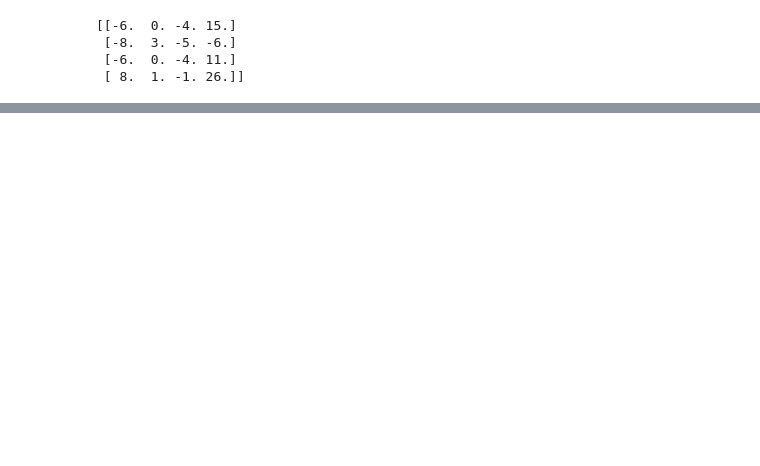
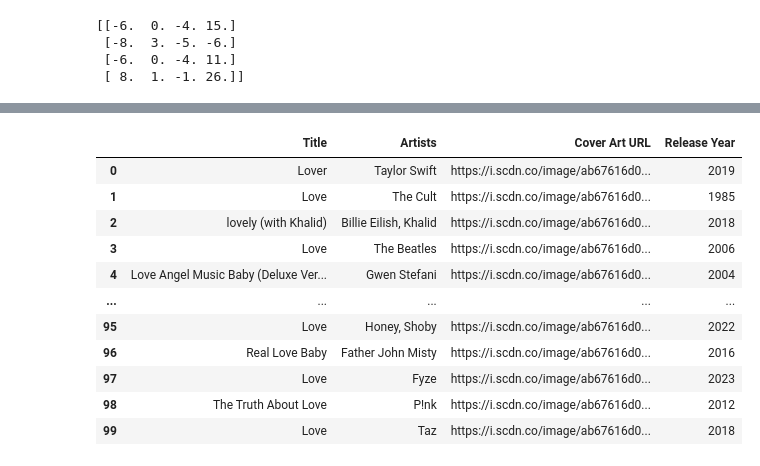
Before and after one commit to Mitul2003/CLASS_ASSIGNMENT_OF_BIG_DATA, a Jupyter notebook: Lab1_mat_mul.ipynb, the cells around one changed output, grey strips where cells are left out. Cells and saved outputs as stored; diff of their text form; code cells hidden in the pictures; blank space fills up the shorter version.

```diff
--- a/Lab1_mat_mul.ipynb
+++ b/Lab1_mat_mul.ipynb
@@ -53,0 +70,68 @@ print(ans)
+# %%
+
+
+
+# Function to make API requests for album information
+def get_album_data(query,total_songs):
+    # Set the API parameters
+    params = {
+        'q': query,
+        'type': 'multi',
+        'offset': '0',
+        'limit': total_songs,
+        'numberOfTopResults': '5',
+    }
+
+    # Set headers with your RapidAPI key
+    headers = {
+        'X-RapidAPI-Host': 'spotify23.p.rapidapi.com',
+        'X-RapidAPI-Key': '8c80d5ae6cmshe8a9b05da100d23p19785fjsn7052c34aff62',
+    }
+    SPOTIFY_API_URL = 'https://spotify23.p.rapidapi.com/search/'
+    # Make the API request
+    response = requests.get(SPOTIFY_API_URL, headers=headers, params=params)
+
+    # Check if the request was successful (status code 200)
+    if response.status_code == 200:
+        # Parse the JSON response
+        search_results = response.json()
+        return search_results.get('albums', {}).get('items', [])
+    else:
+        print(f'Error: {response.status_code}')
+        return []
+
+# Get user input for the search term
+search_term = input("Enter a search term for music albums: ")
+total_songs= input("Enter Total Number of Songs:")
+
+# Make API request for album information
+album_results = get_album_data(search_term,total_songs)
+
+album_data_list = []
+
+# Extract relevant information from the API response
+for album in album_results:
+    album_data_list.append({
+        'Title': album['data']['name'],
+        'Artists': ', '.join(artist['profile']['name'] for artist in album['data']['artists']['items']),
+        'Cover Art URL': album['data']['coverArt']['sources'][0]['url'],
+        'Release Year': album['data']['date']['year'],
+    })
+
+# Save the dataset to a CSV file
+csv_file_path = f'{search_term}_albums_dataset.csv'
+with open(csv_file_path, 'w', newline='', encoding='utf-8') as csv_file:
+    fieldnames = ['Title', 'Artists', 'Cover Art URL', 'Release Year']
+    writer = csv.DictWriter(csv_file, fieldnames=fieldnames)
+
+    writer.writeheader()
+
+    for album_data in album_data_list:
+        writer.writerow(album_data)
+
+print(f'Dataset created and saved to: {csv_file_path}')
+
+import pandas as pd
+
+pd.read_csv("/content/love_albums_dataset.csv")
+# %% [output]
@@ -53,0 +141,12 @@ print(ans)
+|  | Title | Artists | Cover Art URL | Release Year |
+| 0 | Lover | Taylor Swift | https://i.scdn.co/image/ab67616d0... | 2019 |
+| 1 | Love | The Cult | https://i.scdn.co/image/ab67616d0... | 1985 |
+| 2 | lovely (with Khalid) | Billie Eilish, Khalid | https://i.scdn.co/image/ab67616d0... | 2018 |
+| 3 | Love | The Beatles | https://i.scdn.co/image/ab67616d0... | 2006 |
+| 4 | Love Angel Music Baby (Deluxe Ver... | Gwen Stefani | https://i.scdn.co/image/ab67616d0... | 2004 |
+| ... | ... | ... | ... | ... |
+| 95 | Love | Honey, Shoby | https://i.scdn.co/image/ab67616d0... | 2022 |
+| 96 | Real Love Baby | Father John Misty | https://i.scdn.co/image/ab67616d0... | 2016 |
+| 97 | Love | Fyze | https://i.scdn.co/image/ab67616d0... | 2023 |
+| 98 | The Truth About Love | P!nk | https://i.scdn.co/image/ab67616d0... | 2012 |
+| 99 | Love | Taz | https://i.scdn.co/image/ab67616d0... | 2018 |
```
Also changed, not shown: parts of 11 cells of this notebook.
